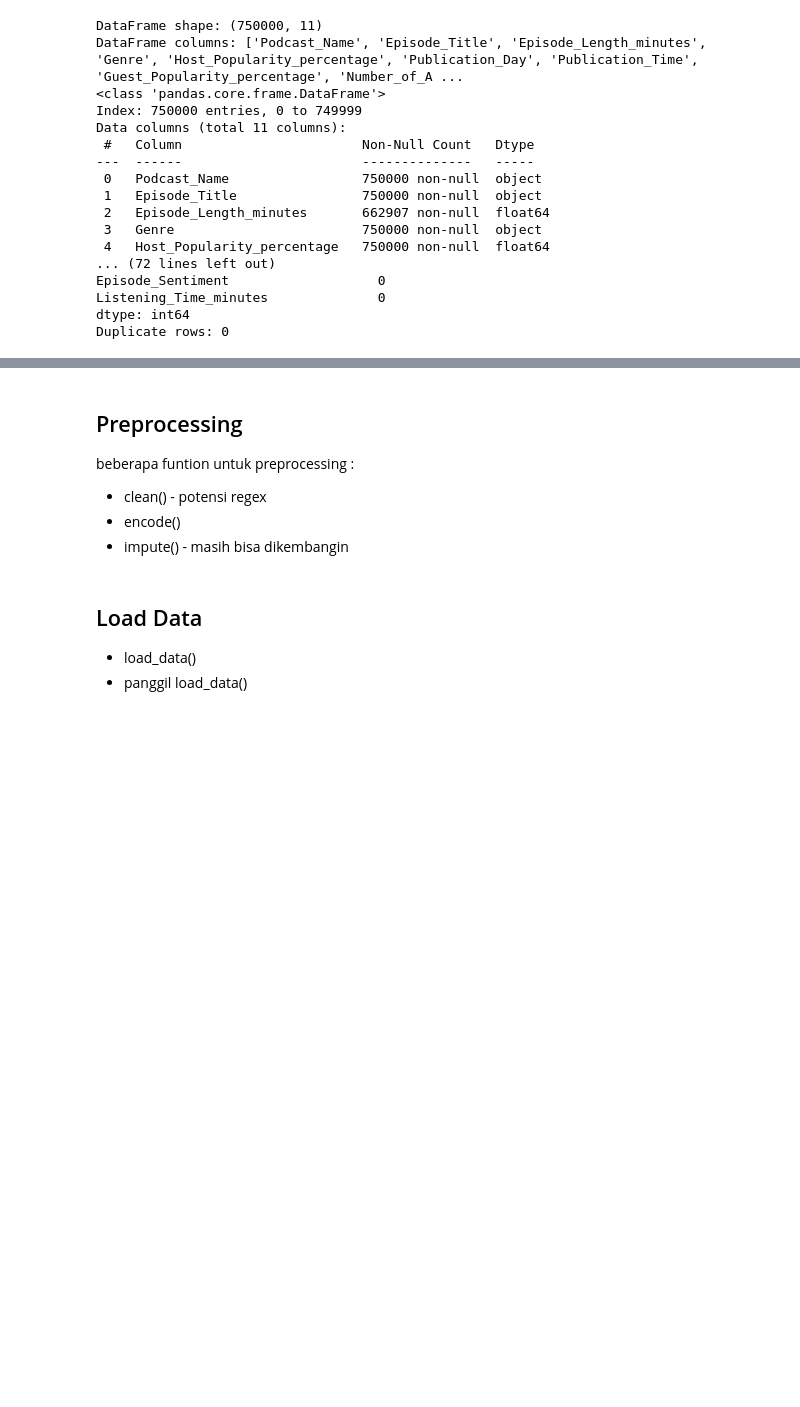
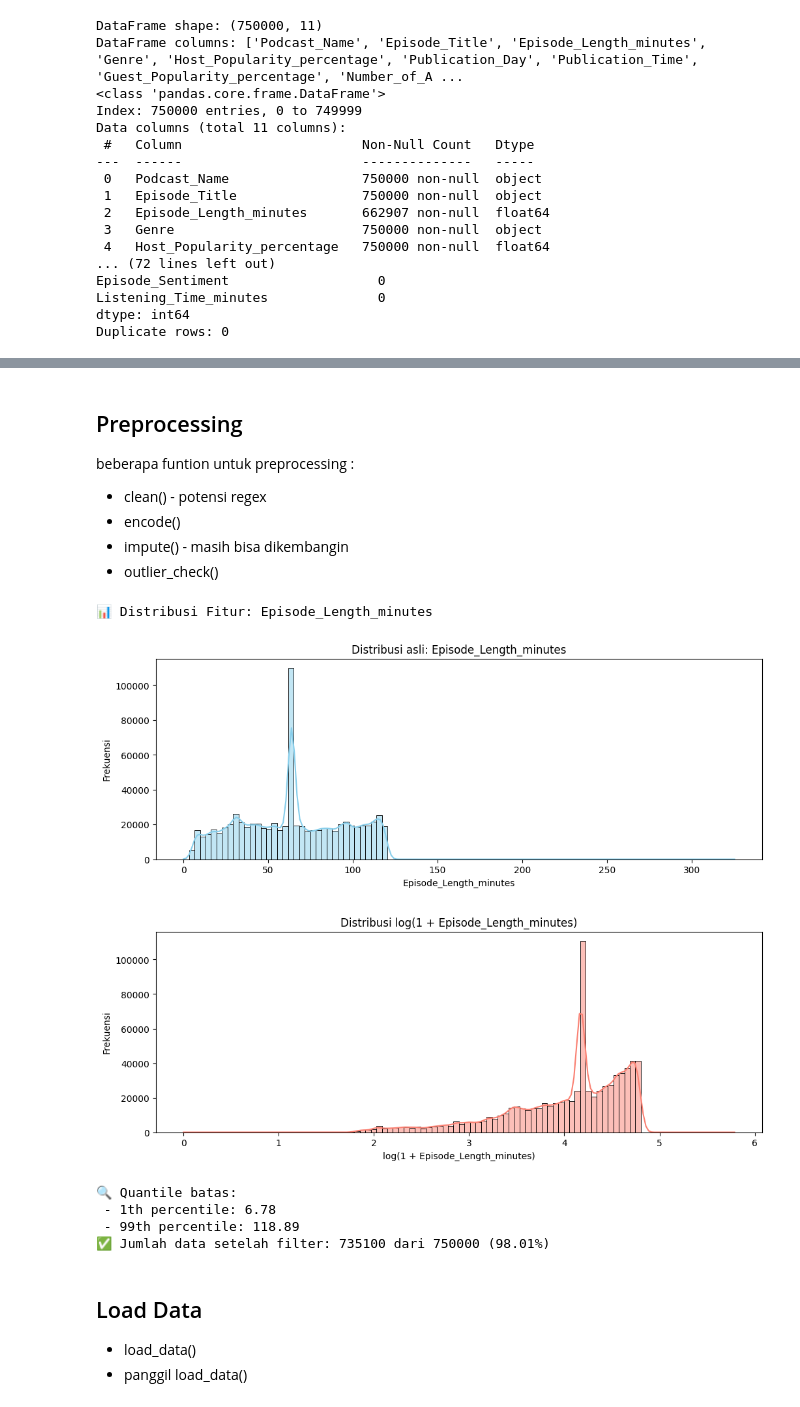
Before and after one commit to AzrilFahmiardi/podcast_listeningtime_compe, a Jupyter notebook: podcast_listeningTime_compe.ipynb, the cells around one changed output, grey strips where cells are left out. Drawn from its saved outputs; the diff is of its cells as text; code cells hidden in the pictures; blank space fills up the shorter version.

```diff
--- a/podcast_listeningTime_compe.ipynb
+++ b/podcast_listeningTime_compe.ipynb
@@ -80,6 +80,7 @@ beberapa funtion untuk preprocessing :
 - clean() - potensi regex
 - encode()
 - impute() - masih bisa dikembangin
+- outlier_check()
 # %%
 # disini bisa buat fitur episode_number
 def clean(df):
@@ -135,6 +136,56 @@ def impute_upgraded(df):
     for name in df.select_dtypes("category").columns:
         df[name] = df[name].fillna(df[name].mode().iloc[0])  # mode bisa punya banyak nilai
     return df
+# %%
+def outlier_check(df, feature, log=False, return_filtered=False, q_low=0.01, q_high=0.99, plot=True):
+
+    # Menampilkan grafik distribusi fitur jika plot=True
+    if plot:
+        print(f"📊 Distribusi Fitur: {feature}")
+        plt.figure(figsize=(12, 4))
+        sns.histplot(df[feature], bins=100, kde=True, color='skyblue')
+        plt.title(f'Distribusi asli: {feature}')
+        plt.xlabel(feature)
+        plt.ylabel('Frekuensi')
+        plt.show()
+
+        if log:
+            plt.figure(figsize=(12, 4))
+            sns.histplot(np.log1p(df[feature]), bins=100, kde=True, color='salmon')
+            plt.title(f'Distribusi log(1 + {feature})')
+            plt.xlabel(f"log(1 + {feature})")
+            plt.ylabel('Frekuensi')
+            plt.show()
+
+    # Menghitung quantile
+    ql = df[feature].quantile(q_low)
+    qh = df[feature].quantile(q_high)
+
+    if plot:
+        print(f"🔍 Quantile batas:")
+        print(f" - {int(q_low*100)}th percentile: {ql:.2f}")
+        print(f" - {int(q_high*100)}th percentile: {qh:.2f}")
+
+    # Filter data berdasarkan quantile
+    df_filtered = df[(df[feature] >= ql) & (df[feature] <= qh)]
+    if plot:
+        print(f"✅ Jumlah data setelah filter: {df_filtered.shape[0]} dari {df.shape[0]} ({100 * df_filtered.shape[0] / df.shape[0]:.2f}%)")
+
+    print("Sisa data:", df_filtered.shape)
+
+    # Mengembalikan hasil filter jika return_filtered=True
+    if return_filtered:
+        return df_filtered  # Hanya mengembalikan data yang sudah difilter
+# %%
+df_noOutlier = outlier_check(X_train, 'Episode_Length_minutes', log=True, return_filtered=True)
+# %% [output]
+📊 Distribusi Fitur: Episode_Length_minutes
+[figure, added]
+[figure, added]
+🔍 Quantile batas:
+ - 1th percentile: 6.78
+ - 99th percentile: 118.89
+✅ Jumlah data setelah filter: 735100 dari 750000 (98.01%)
 # %% [markdown]
 ## Load Data
 
```
Also changed, not shown: parts of 10 cells of this notebook.
